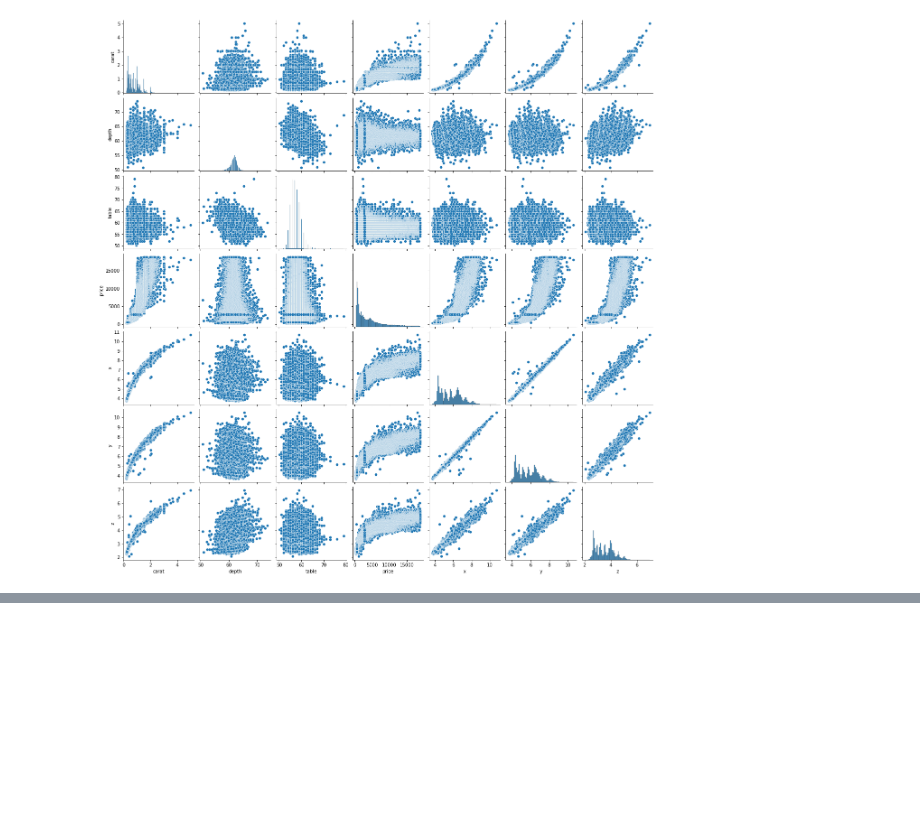
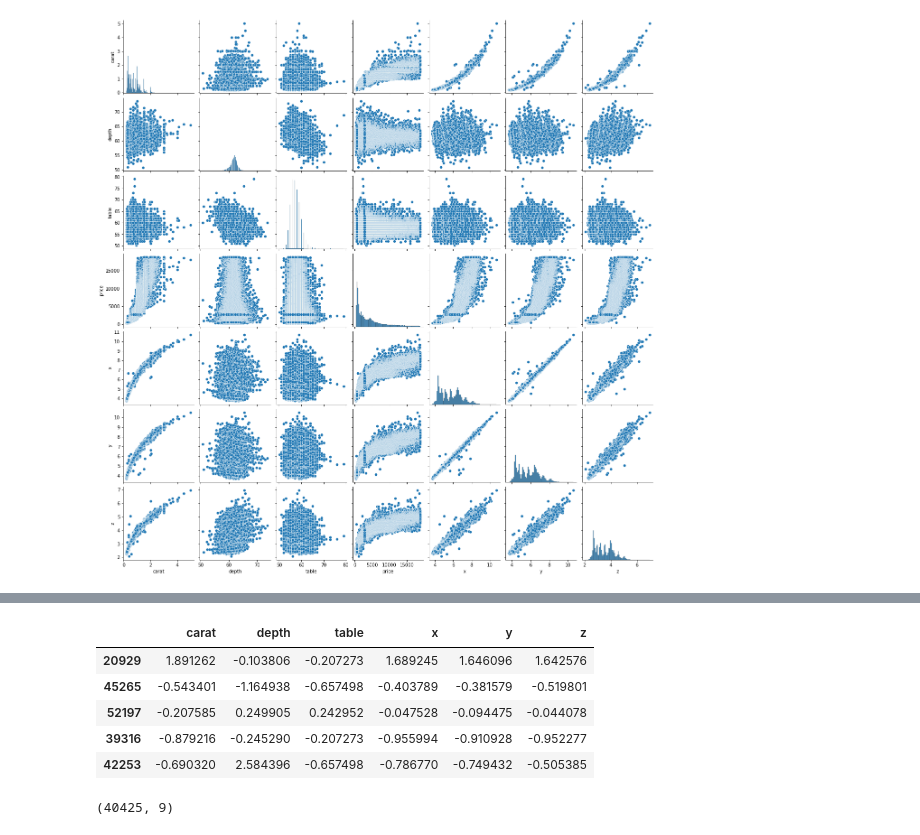
Before and after one commit to AdilGeelani/Innomatics_Internship_july_2022, a Jupyter notebook: innomatics_internship_july_2022/Experiment Tracking/Experiment Tracking using mlflow.ipynb, the cells around one changed output, grey strips where cells are left out. Saved outputs shown, nothing was run; the diff lists cells and outputs as text; code cells hidden in the pictures; blank space fills up the shorter version.

```diff
--- a/innomatics_internship_july_2022/Experiment Tracking/Experiment Tracking using mlflow.ipynb
+++ b/innomatics_internship_july_2022/Experiment Tracking/Experiment Tracking using mlflow.ipynb
@@ -131,0 +140,3 @@ sns.pairplot(df)
+# %%
+from sklearn.model_selection import train_test_split
+X_train, X_test, y_train, y_test = train_test_split(X, y , test_size=0.25, random_state=42)
@@ -131,0 +147,4 @@ sns.pairplot(df)
+# %%
+# making the caterogical and numerical column seperately
+X_train_cat = X_train.select_dtypes(include = ['object'])
+X_train_num = X_train.select_dtypes(include = ['int64', 'float64'])
@@ -131,0 +202,22 @@ sns.pairplot(df)
+# %%
+# numerical column trasformation
+from sklearn.preprocessing import StandardScaler
+scaler = StandardScaler()
+X_train_num_rescaled = pd.DataFrame(scaler.fit_transform(X_train_num),
+                                    columns = X_train_num.columns,
+                                    index = X_train_num.index)
+X_train_num_rescaled.head()
+# %% [output]
+|  | carat | depth | table | x | y | z |
+| 20929 | 1.891262 | -0.103806 | -0.207273 | 1.689245 | 1.646096 | 1.642576 |
+| 45265 | -0.543401 | -1.164938 | -0.657498 | -0.403789 | -0.381579 | -0.519801 |
+| 52197 | -0.207585 | 0.249905 | 0.242952 | -0.047528 | -0.094475 | -0.044078 |
+| 39316 | -0.879216 | -0.245290 | -0.207273 | -0.955994 | -0.910928 | -0.952277 |
+| 42253 | -0.690320 | 2.584396 | -0.657498 | -0.786770 | -0.749432 | -0.505385 |
+# %%
+# concatinate the dataframes
+X_train_transformed = pd.concat([X_train_num_rescaled, X_train_cat_le], axis=1)
+# X_train_transformed = X_train_transformed.reset_index(drop = True)
+X_train_transformed.shape
+# %% [output]
+(40425, 9)
```
Also changed, not shown: parts of 26 cells of this notebook, 3 other files.
